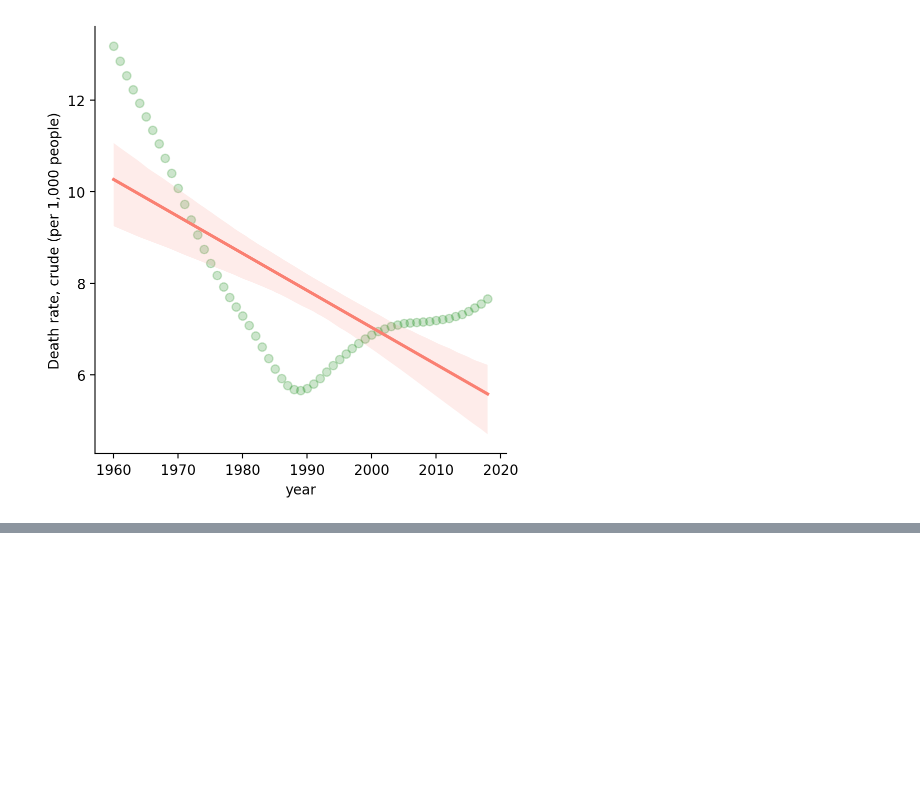
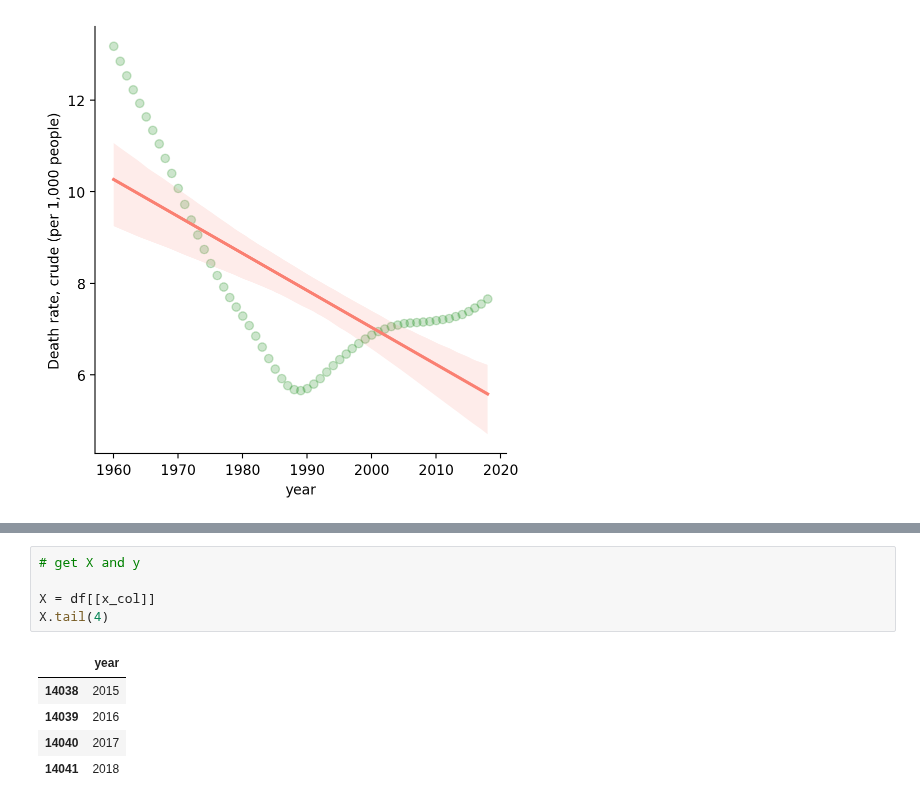
Before and after one commit to pNatTueku/ml_learning_with_ajprasertcbs, a Jupyter notebook: notebooks/polynomial_regression.ipynb, the cells around one changed output, grey strips where cells are left out. Saved outputs shown, nothing was run; the diff lists cells and outputs as text; blank space fills up the shorter version.

```diff
--- a/notebooks/polynomial_regression.ipynb
+++ b/notebooks/polynomial_regression.ipynb
@@ -143,0 +166,11 @@ sns.lmplot(data = df, x = x_col, y = y_col, fit_reg = True, scatter_kws = {'alph
+# %%
+# get X and y
+
+X = df[[x_col]]
+X.tail(4)
+# %% [output]
+|  | year |
+| 14038 | 2015 |
+| 14039 | 2016 |
+| 14040 | 2017 |
+| 14041 | 2018 |
```
Also changed, not shown: parts of 19 cells of this notebook.
